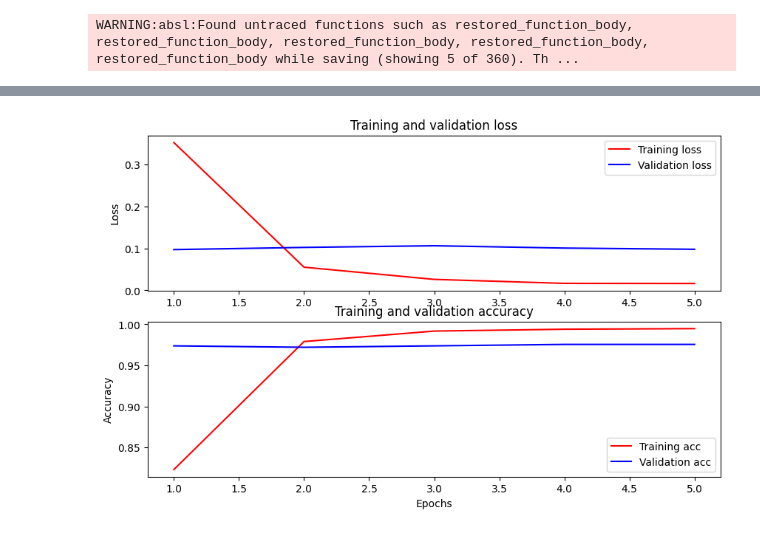
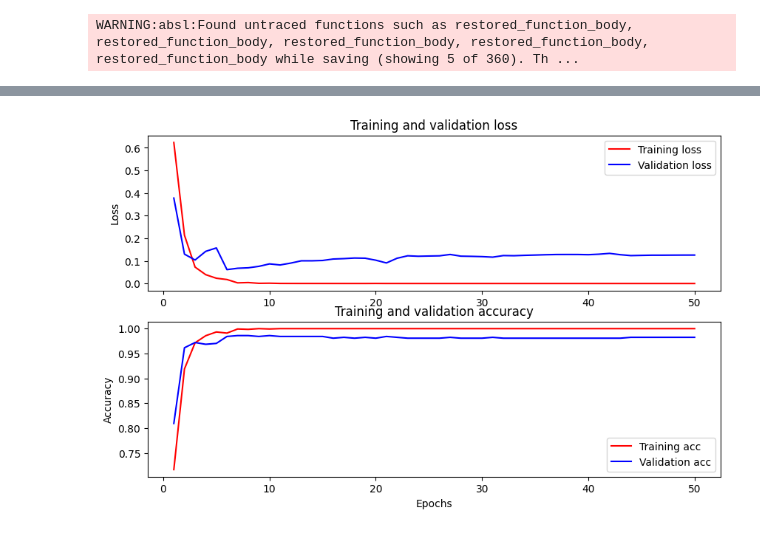
Before and after one commit to MTRNord/matrix-spam-ml, a Jupyter notebook: bert.ipynb, the cells around one changed output, grey strips where cells are left out. Cells and saved outputs as stored; diff of their text form; code cells hidden in the pictures.

```diff
--- a/bert.ipynb
+++ b/bert.ipynb
@@ -56,20 +56,11 @@ AUTOTUNE = tf.data.AUTOTUNE
 batch_size = 32
 
 raw_train_ds = tf.data.Dataset.from_tensor_slices((train_examples,train_labels))
-print(f"raw_train_ds: {raw_train_ds}")
+train_ds = raw_train_ds.batch(batch_size).cache().prefetch(buffer_size=AUTOTUNE)
 
-train_ds = raw_train_ds.batch(batch_size).cache().prefetch(buffer_size=AUTOTUNE)
-print(f"train_ds: {train_ds}")
 raw_val_ds = tf.data.Dataset.from_tensor_slices((test_examples,test_labels))
-print(f"raw_val_ds: {raw_val_ds}")
 val_ds = raw_val_ds.batch(batch_size).cache().prefetch(buffer_size=AUTOTUNE)
 test_ds = raw_val_ds.batch(batch_size).cache().prefetch(buffer_size=AUTOTUNE)
-
-for text_batch, label in raw_train_ds.take(1).cache():
-  print(f'Message: {text_batch}')
-  print(f'Label: {label}')
-
-
 
 # Load the BERT encoder and preprocessing models
 # Alternative https://tfhub.dev/google/electra_small/2
@@ -97,7 +88,7 @@ tf.keras.utils.plot_model(classifier_model, show_dtype=True)
 loss = tf.keras.losses.BinaryCrossentropy(from_logits=True)
 metrics = tf.metrics.BinaryAccuracy()
 
-epochs = 5
+epochs = 50
 steps_per_epoch = tf.data.experimental.cardinality(train_ds).numpy()
 num_train_steps = steps_per_epoch * epochs
 num_warmup_steps = int(0.1*num_train_steps)
@@ -124,7 +115,6 @@ print(f'Accuracy: {accuracy}')
 
 
 history_dict = history.history
-print(history_dict.keys())
 
 acc = history_dict['binary_accuracy']
 val_acc = history_dict['val_binary_accuracy']
@@ -157,4 +147,80 @@ plt.legend(loc='lower right')
 saved_model_path = f'./bert_models/{time.time()}'
 
 classifier_model.save(saved_model_path, include_optimizer=False)
+
+def test_model(model):
+    # Use the model to predict whether a message is spam
+    text_messages = [
+        "Greg, can you call me back once you get this?",
+        "Congrats on your new iPhone! Click here to claim your prize...",
+        "Really like that new photo of you",
+        "Did you hear the news today? Terrible what has happened...",
+        "Attend this free COVID webinar today: Book your session now...",
+        "Are you coming to the party tonight?",
+        "Your parcel has gone missing",
+        "Do not forget to bring friends!",
+        "You have won a million dollars! Fill out your bank details here...",
+        "Looking forward to seeing you again",
+        "oh wow https://github.com/MGCodesandStats/tensorflow-nlp/blob/master/spam%20detection%20tensorflow%20v2.ipynb works really good on spam detection. Guess I go with that as the base model then lol :D",
+        "ayo",
+        "Almost all my spam is coming to my non-gmail address actually",
+        "Oh neat I think I found the sizing sweetspot for my data :D",
+        "would never click on buttons in gmail :D always expecting there to be a bug in gmail that allows js to grab your google credentials :D XSS via email lol. I am too scared for touching spam in gmail",
+        "back to cacophony ",
+        "Room version 11 when",
+        "skip 11 and go straight to 12",
+        "100 events should clear out any events that might be causing a request to fail lol",
+        "I'll help anyone interested on how to invest and earn $30k, $50k, $100k, $200k or more in just 72hours from the crypto market.But you will have to pay me my commission! when you receive your profit! if interested send me a direct message let's get started or via WhatsApp +1 (605) 953‑6801",
+    ]
+
+    spam_no_spam = [
+        False,
+        True,
+        False,
+        False,
+        True,
+        False,
+        False,
+        False,
+        True,
+        False,
+        False,
+        False,
+        False,
+        False,
+        False,
+        False,
+        False,
+        False,
+        False,
+        True,
+    ]
+
+    # print(text_messages)
+
+    # Create the sequences
+    results = tf.sigmoid(model(tf.constant(text_messages)))
+
+    # The closer the class is to 1, the more likely that the message is spam
+    correct = 0
+    expected = len(spam_no_spam)
+    for x in range(len(text_messages)):
+        print(f'Message: "{text_messages[x]}"')
+        print(f"Likeliness of spam in percentage: {results[x][0]:.6f}")
+        spam = results[x][0] >= 0.8
+        if spam:
+            print("Vote by AI: Spam")
+        else:
+            print("Vote by AI: Not Spam")
+
+        if spam_no_spam[x] != spam:
+            print("Model failed to predict correctly")
+        else:
+            correct = correct+1
+            print("Model predicted correctly")
+        print("\n")
+    print(f"{correct} out of {expected} are detected correctly\n")
+
+
+test_model(classifier_model)
 # %% [output]
@@ -202 +280 @@ INFO:tensorflow:Assets written to: ./bert_models/1670456213.706355/assets
-[figure, old version]
+[figure, new version]
```
Also changed, not shown: parts of 1 cell of this notebook, 1 other file.
